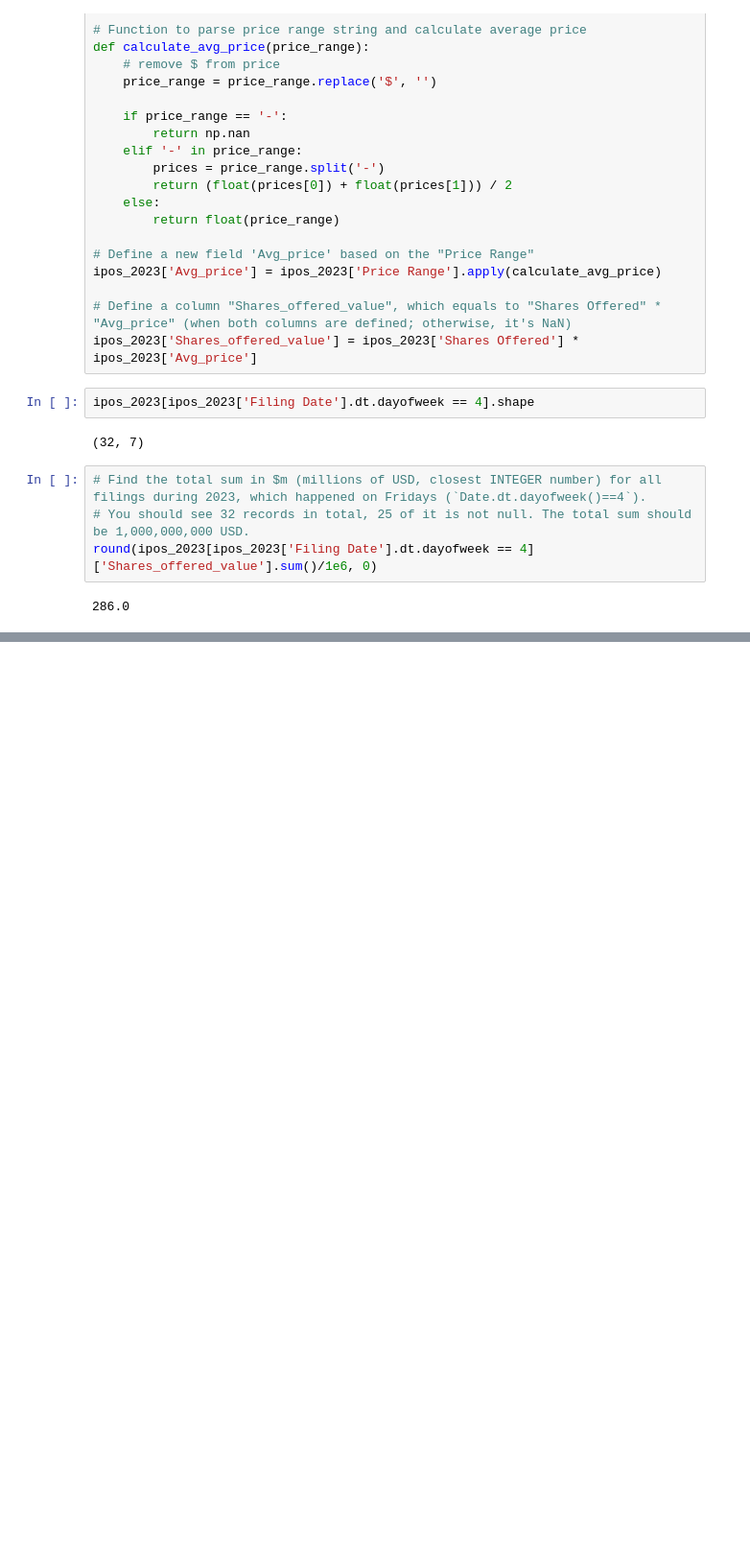
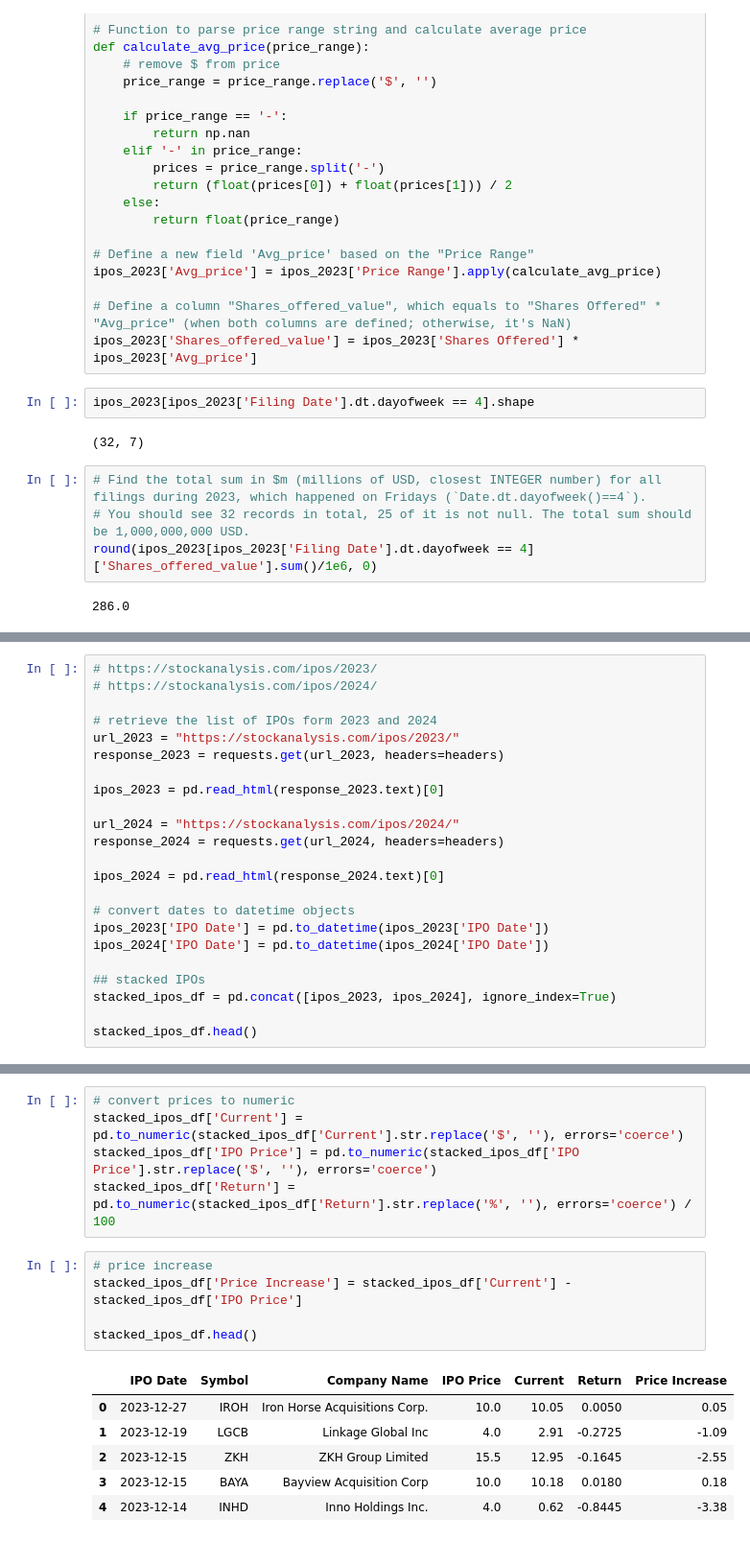
Before and after one commit to RuiFSP/stock-markets-analytics-zoomcamp, a Jupyter notebook: 02-dataframe-analysis/homework2.ipynb, the cells around one changed output, grey strips where cells are left out. Shown at 96% size. Drawn from its saved outputs; the diff is of its cells as text; blank space fills up the shorter version.

```diff
--- a/02-dataframe-analysis/homework2.ipynb
+++ b/02-dataframe-analysis/homework2.ipynb
@@ -124,0 +149,23 @@ ipos_2023.head()
+# %%
+# https://stockanalysis.com/ipos/2023/
+# https://stockanalysis.com/ipos/2024/
+
+# retrieve the list of IPOs form 2023 and 2024
+url_2023 = "https://stockanalysis.com/ipos/2023/"
+response_2023 = requests.get(url_2023, headers=headers)
+
+ipos_2023 = pd.read_html(response_2023.text)[0]
+
+url_2024 = "https://stockanalysis.com/ipos/2024/"
+response_2024 = requests.get(url_2024, headers=headers)
+
+ipos_2024 = pd.read_html(response_2024.text)[0]
+
+# convert dates to datetime objects
+ipos_2023['IPO Date'] = pd.to_datetime(ipos_2023['IPO Date'])
+ipos_2024['IPO Date'] = pd.to_datetime(ipos_2024['IPO Date'])
+
+## stacked IPOs
+stacked_ipos_df = pd.concat([ipos_2023, ipos_2024], ignore_index=True)
+
+stacked_ipos_df.head()
@@ -124,0 +205,17 @@ ipos_2023.head()
+# %%
+# convert prices to numeric
+stacked_ipos_df['Current'] = pd.to_numeric(stacked_ipos_df['Current'].str.replace('$', ''), errors='coerce')
+stacked_ipos_df['IPO Price'] = pd.to_numeric(stacked_ipos_df['IPO Price'].str.replace('$', ''), errors='coerce')
+stacked_ipos_df['Return'] = pd.to_numeric(stacked_ipos_df['Return'].str.replace('%', ''), errors='coerce') / 100
+# %%
+# price increase
+stacked_ipos_df['Price Increase'] = stacked_ipos_df['Current'] - stacked_ipos_df['IPO Price']
+
+stacked_ipos_df.head()
+# %% [output]
+|  | IPO Date | Symbol | Company Name | IPO Price | Current | Return | Price Increase |
+| 0 | 2023-12-27 | IROH | Iron Horse Acquisitions Corp. | 10.0 | 10.05 | 0.0050 | 0.05 |
+| 1 | 2023-12-19 | LGCB | Linkage Global Inc | 4.0 | 2.91 | -0.2725 | -1.09 |
+| 2 | 2023-12-15 | ZKH | ZKH Group Limited | 15.5 | 12.95 | -0.1645 | -2.55 |
+| 3 | 2023-12-15 | BAYA | Bayview Acquisition Corp | 10.0 | 10.18 | 0.0180 | 0.18 |
+| 4 | 2023-12-14 | INHD | Inno Holdings Inc. | 4.0 | 0.62 | -0.8445 | -3.38 |
```
Also changed, not shown: parts of 18 cells of this notebook, 2 other files.
